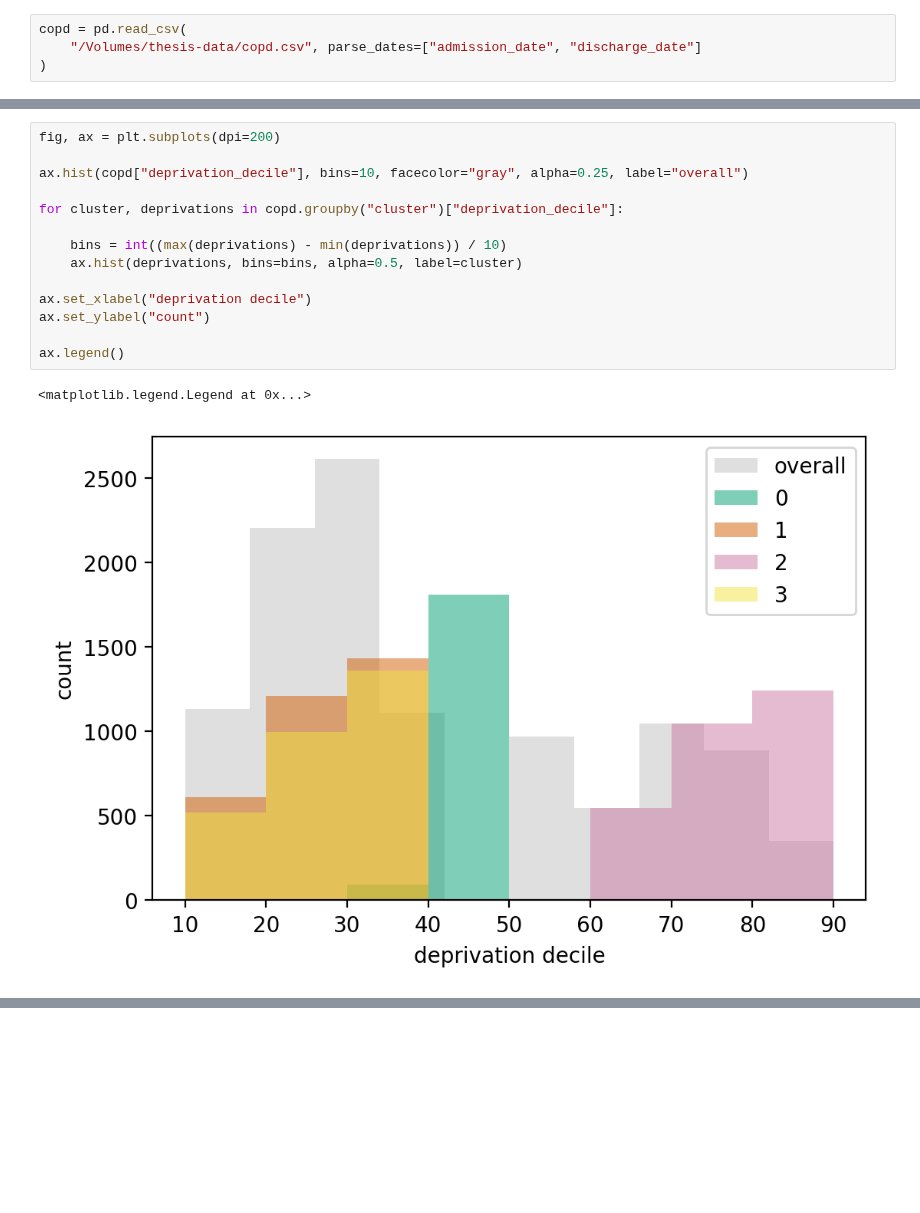
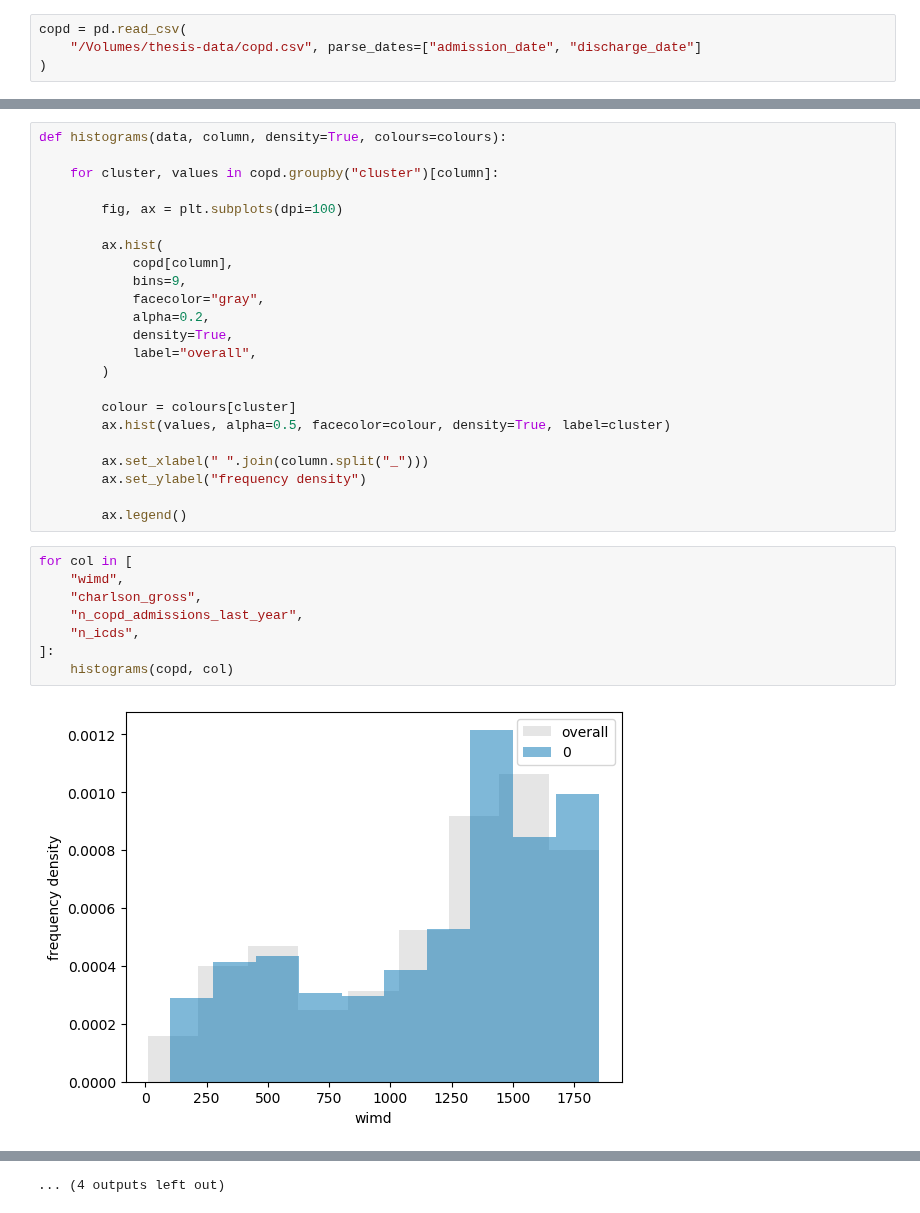
Before and after one commit to daffidwilde/copd-paper, a Jupyter notebook: nbs/clusters.ipynb, the cells around one changed output, grey strips where cells are left out. Drawn from its saved outputs; the diff is of its cells as text; blank space fills up the shorter version.

```diff
--- a/nbs/clusters.ipynb
+++ b/nbs/clusters.ipynb
@@ -62,17 +192,33 @@ ax.legend()
 # %%
-fig, ax = plt.subplots(dpi=200)
+def histograms(data, column, density=True, colours=colours):
 
-ax.hist(copd["deprivation_decile"], bins=10, facecolor="gray", alpha=0.25, label="overall")
+    for cluster, values in copd.groupby("cluster")[column]:
 
-for cluster, deprivations in copd.groupby("cluster")["deprivation_decile"]:
+        fig, ax = plt.subplots(dpi=100)
 
-    bins = int((max(deprivations) - min(deprivations)) / 10)
-    ax.hist(deprivations, bins=bins, alpha=0.5, label=cluster)
+        ax.hist(
+            copd[column],
+            bins=9,
+            facecolor="gray",
+            alpha=0.2,
+            density=True,
+            label="overall",
+        )
 
-ax.set_xlabel("deprivation decile")
-ax.set_ylabel("count")
+        colour = colours[cluster]
+        ax.hist(values, alpha=0.5, facecolor=colour, density=True, label=cluster)
 
-ax.legend()
+        ax.set_xlabel(" ".join(column.split("_")))
+        ax.set_ylabel("frequency density")
+
+        ax.legend()
-# %% [output]
-<matplotlib.legend.Legend at 0x...>
-[figure, removed]
+# %%
+for col in [
+    "wimd",
+    "charlson_gross",
+    "n_copd_admissions_last_year",
+    "n_icds",
+]:
+    histograms(copd, col)
+# %% [output]
+[figure, added]
@@ -78,0 +236 @@ ax.legend()
+... (4 outputs left out)
```
Also changed, not shown: parts of 16 cells of this notebook, 2 other files.
